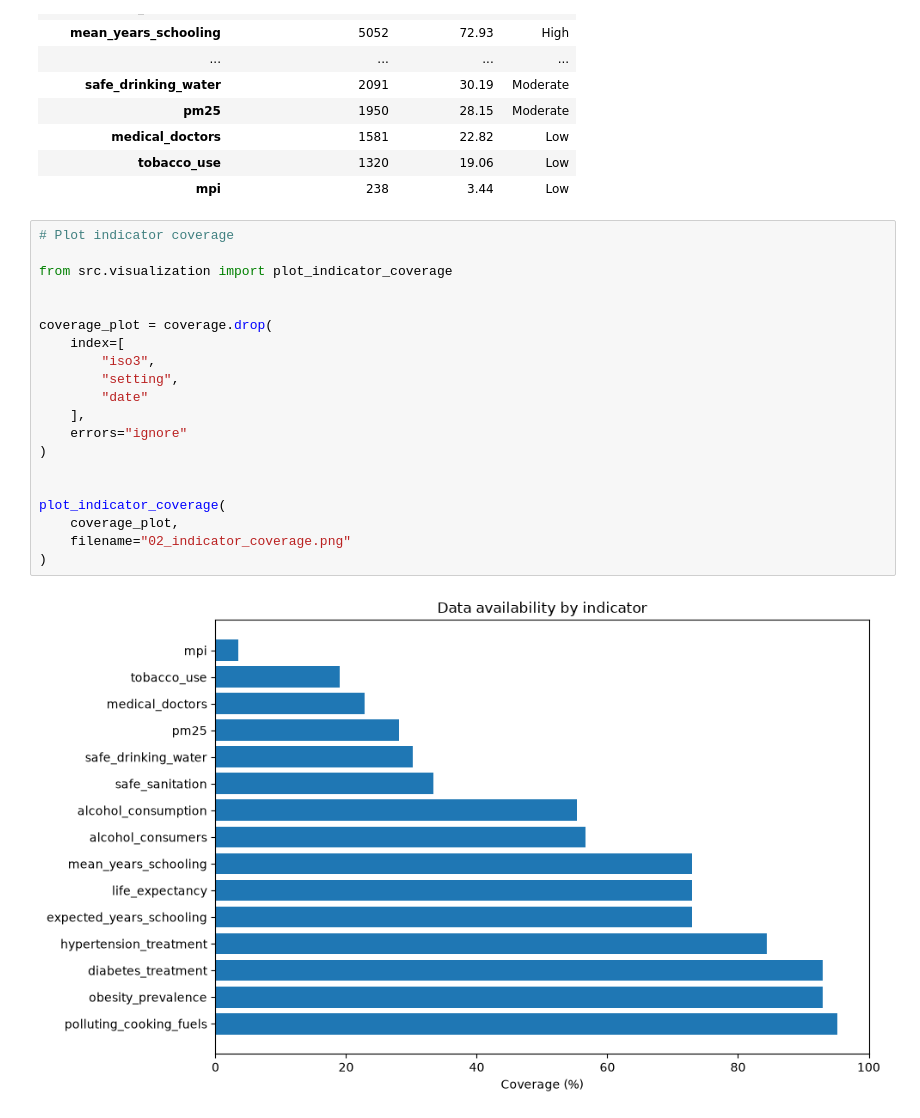
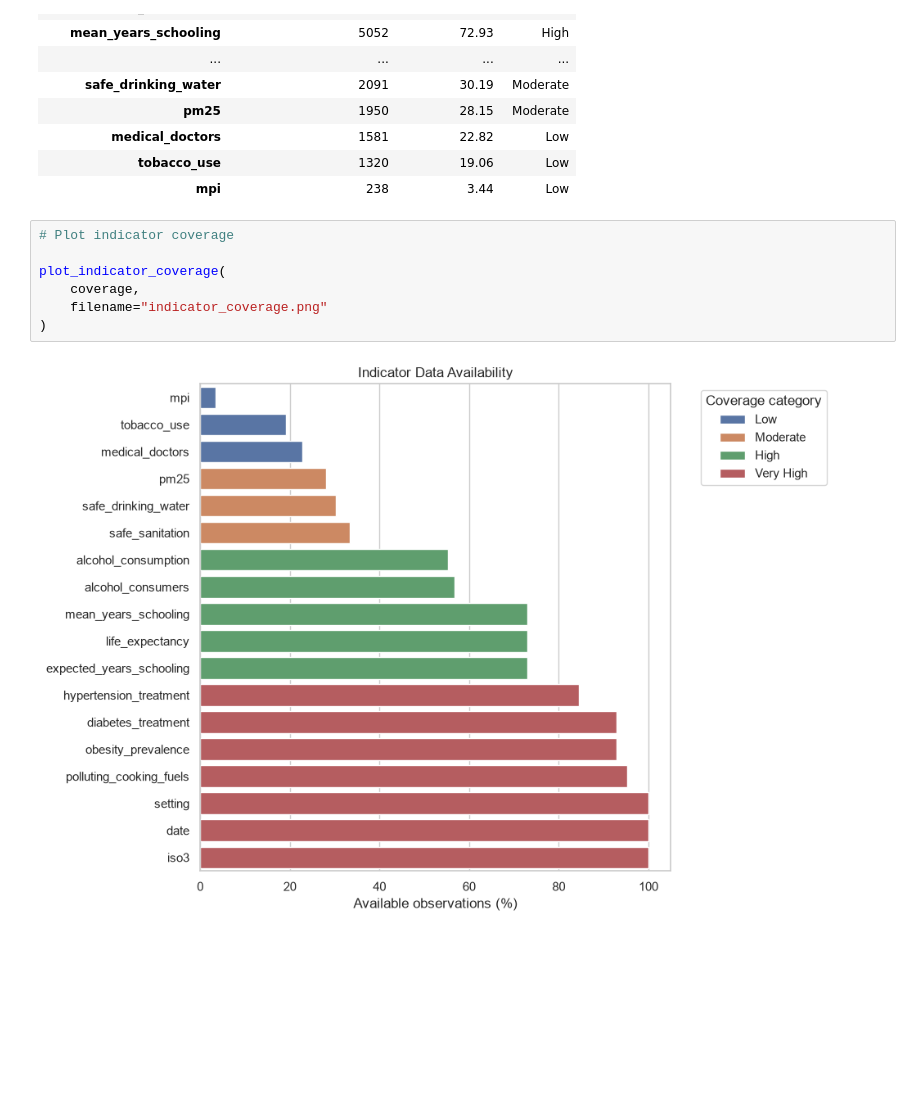
Before and after one commit to ananda-pires/who_life_expectancy_prediction, a Jupyter notebook: notebooks/life_expectancy.ipynb, the cells around one changed output. Cells and saved outputs as stored; diff of their text form; blank space fills up the shorter version.

```diff
--- a/notebooks/life_expectancy.ipynb
+++ b/notebooks/life_expectancy.ipynb
@@ -832,22 +882,9 @@ coverage
 # %%
 # Plot indicator coverage
 
-from src.visualization import plot_indicator_coverage
-
-
-coverage_plot = coverage.drop(
-    index=[
-        "iso3",
-        "setting",
-        "date"
-    ],
-    errors="ignore"
+plot_indicator_coverage(
+    coverage,
+    filename="indicator_coverage.png"
 )
-
-
-plot_indicator_coverage(
-    coverage_plot,
-    filename="02_indicator_coverage.png"
-)
 # %% [output]
-[figure, old version]
+[figure, new version]
```
Also changed, not shown: parts of 39 cells of this notebook, 4 other files.
